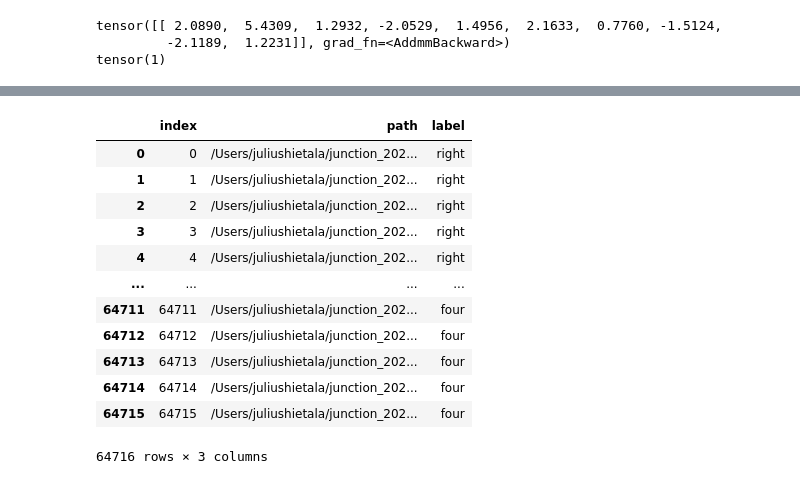
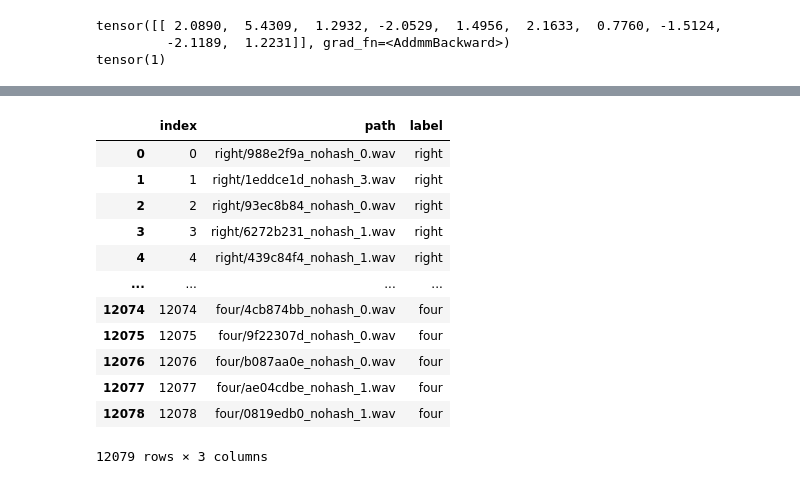
Before and after one commit to thesnappingdog/junction-2020-gubbet-koodaa, a Jupyter notebook: speech_recognition/transformer/audio_loader.ipynb, the cells around one changed output, grey strips where cells are left out. Saved outputs shown, nothing was run; the diff lists cells and outputs as text; code cells hidden in the pictures.

```diff
--- a/speech_recognition/transformer/audio_loader.ipynb
+++ b/speech_recognition/transformer/audio_loader.ipynb
@@ -83,13 +83,19 @@ import pandas as pd
 df = pd.DataFrame(columns=['index', 'path', 'label'])
 root = "/Users/juliushietala/junction_2020/tensorflow-speech-recognition-challenge/train/audio/"
 ignore = ['_background_noise_', '.DS_Store' ]
+desired_labels = ['up', 'down', 'left', 'right']
 n = 0
 labels = []
 for folder in os.listdir(root):
     if not folder in ignore:
         labels.append(folder)
+        noise = 0
         for file in os.listdir(root+folder):
-            #row = [n, root+folder+"/"+file, folder]
-            #df = df.append(row)
-            df = df.append({'index': n, 'path': root+folder+"/"+file, 'label': folder}, ignore_index=True)
+            df = df.append({'index': n, 'path': folder+"/"+file, 'label': folder}, ignore_index=True)
             n += 1
+            if not folder in desired_labels:
+                print("added noise", folder, noise)
+                noise +=1
+            if noise > 100:
+                noise = 0
+                break
@@ -96,16 +120,16 @@ for folder in os.listdir(root):
 # %%
-df.head(-5)
+df.head(-1)
 # %% [output]
 |  | index | path | label |
-| 0 | 0 | /Users/juliushietala/junction_202... | right |
-| 1 | 1 | /Users/juliushietala/junction_202... | right |
-| 2 | 2 | /Users/juliushietala/junction_202... | right |
-| 3 | 3 | /Users/juliushietala/junction_202... | right |
-| 4 | 4 | /Users/juliushietala/junction_202... | right |
+| 0 | 0 | right/988e2f9a_nohash_0.wav | right |
+| 1 | 1 | right/1eddce1d_nohash_3.wav | right |
+| 2 | 2 | right/93ec8b84_nohash_0.wav | right |
+| 3 | 3 | right/6272b231_nohash_1.wav | right |
+| 4 | 4 | right/439c84f4_nohash_1.wav | right |
 | ... | ... | ... | ... |
-| 64711 | 64711 | /Users/juliushietala/junction_202... | four |
-| 64712 | 64712 | /Users/juliushietala/junction_202... | four |
-| 64713 | 64713 | /Users/juliushietala/junction_202... | four |
-| 64714 | 64714 | /Users/juliushietala/junction_202... | four |
-| 64715 | 64715 | /Users/juliushietala/junction_202... | four |
+| 12074 | 12074 | four/4cb874bb_nohash_0.wav | four |
+| 12075 | 12075 | four/9f22307d_nohash_0.wav | four |
+| 12076 | 12076 | four/b087aa0e_nohash_0.wav | four |
+| 12077 | 12077 | four/ae04cdbe_nohash_1.wav | four |
+| 12078 | 12078 | four/0819edb0_nohash_1.wav | four |
-64716 rows × 3 columns
+12079 rows × 3 columns
```
Also changed, not shown: parts of 15 cells of this notebook, 7 other files.
